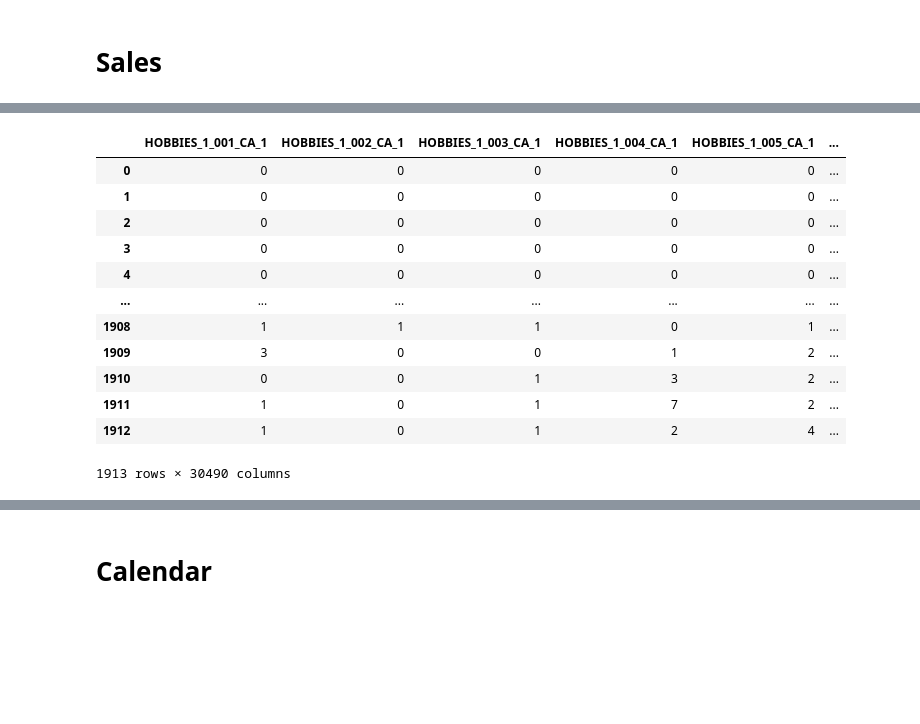
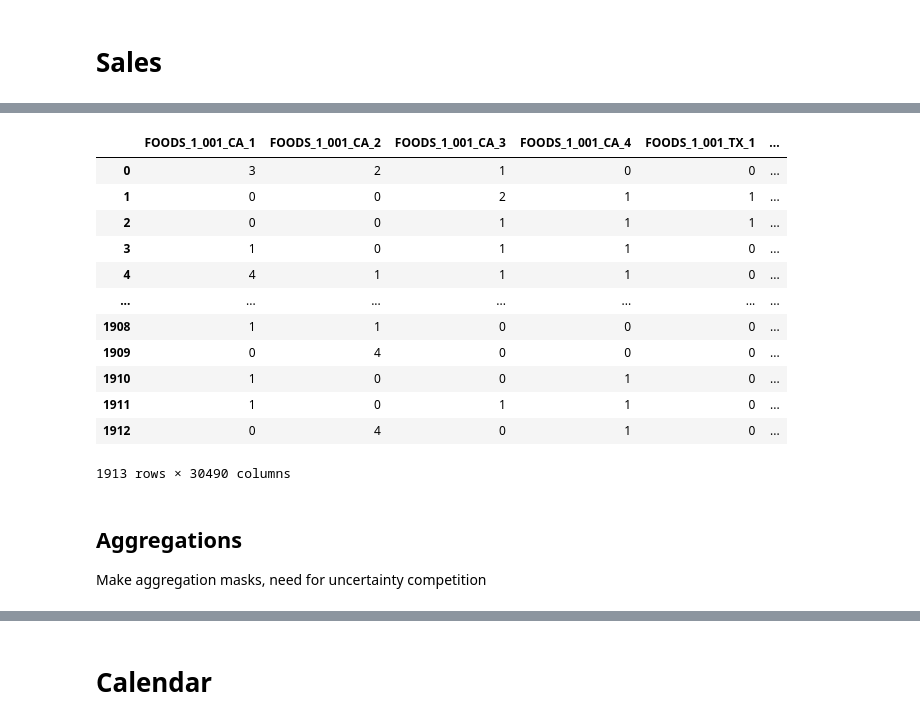
Before and after one commit to ndaniyar/m5, a Jupyter notebook: data_preparation.ipynb, the cells around one changed output, grey strips where cells are left out. Cells and saved outputs as stored; diff of their text form; code cells hidden in the pictures; blank space fills up the shorter version.

```diff
--- a/data_preparation.ipynb
+++ b/data_preparation.ipynb
@@ -38,17 +45,17 @@ stv.columns = products
-# %%
-stv
-# %% [output]
-|  | HOBBIES_1_001_CA_1 | HOBBIES_1_002_CA_1 | HOBBIES_1_003_CA_1 | HOBBIES_1_004_CA_1 | HOBBIES_1_005_CA_1 | ... |
-| 0 | 0 | 0 | 0 | 0 | 0 | ... |
-| 1 | 0 | 0 | 0 | 0 | 0 | ... |
-| 2 | 0 | 0 | 0 | 0 | 0 | ... |
-| 3 | 0 | 0 | 0 | 0 | 0 | ... |
-| 4 | 0 | 0 | 0 | 0 | 0 | ... |
-| ... | ... | ... | ... | ... | ... | ... |
-| 1908 | 1 | 1 | 1 | 0 | 1 | ... |
-| 1909 | 3 | 0 | 0 | 1 | 2 | ... |
-| 1910 | 0 | 0 | 1 | 3 | 2 | ... |
-| 1911 | 1 | 0 | 1 | 7 | 2 | ... |
-| 1912 | 1 | 0 | 1 | 2 | 4 | ... |
-1913 rows × 30490 columns
+# %%
+sales
+# %% [output]
+|  | FOODS_1_001_CA_1 | FOODS_1_001_CA_2 | FOODS_1_001_CA_3 | FOODS_1_001_CA_4 | FOODS_1_001_TX_1 | ... |
+| 0 | 3 | 2 | 1 | 0 | 0 | ... |
+| 1 | 0 | 0 | 2 | 1 | 1 | ... |
+| 2 | 0 | 0 | 1 | 1 | 1 | ... |
+| 3 | 1 | 0 | 1 | 1 | 0 | ... |
+| 4 | 4 | 1 | 1 | 1 | 0 | ... |
+| ... | ... | ... | ... | ... | ... | ... |
+| 1908 | 1 | 1 | 0 | 0 | 0 | ... |
+| 1909 | 0 | 4 | 0 | 0 | 0 | ... |
+| 1910 | 1 | 0 | 0 | 1 | 0 | ... |
+| 1911 | 1 | 0 | 1 | 1 | 0 | ... |
+| 1912 | 0 | 4 | 0 | 1 | 0 | ... |
+1913 rows × 30490 columns
 # %%
@@ -55,0 +63,3 @@ stv.astype(np.int16).to_feather(datadir+'sales.feather')
+# %% [markdown]
+## Aggregations
+Make aggregation masks, need for uncertainty competition
```
Also changed, not shown: parts of 23 cells of this notebook.
